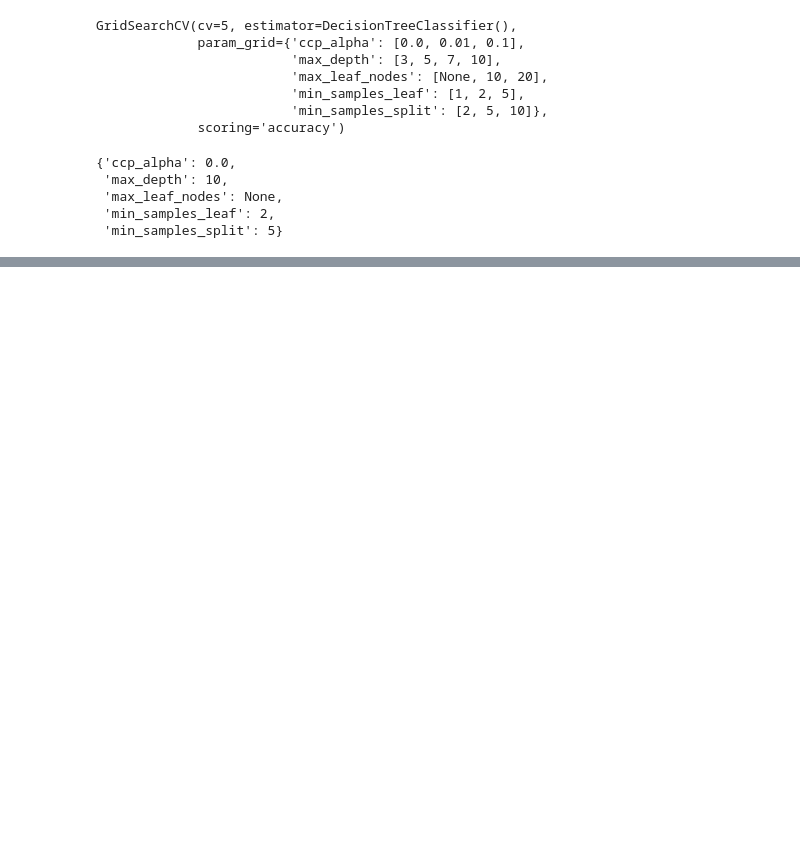
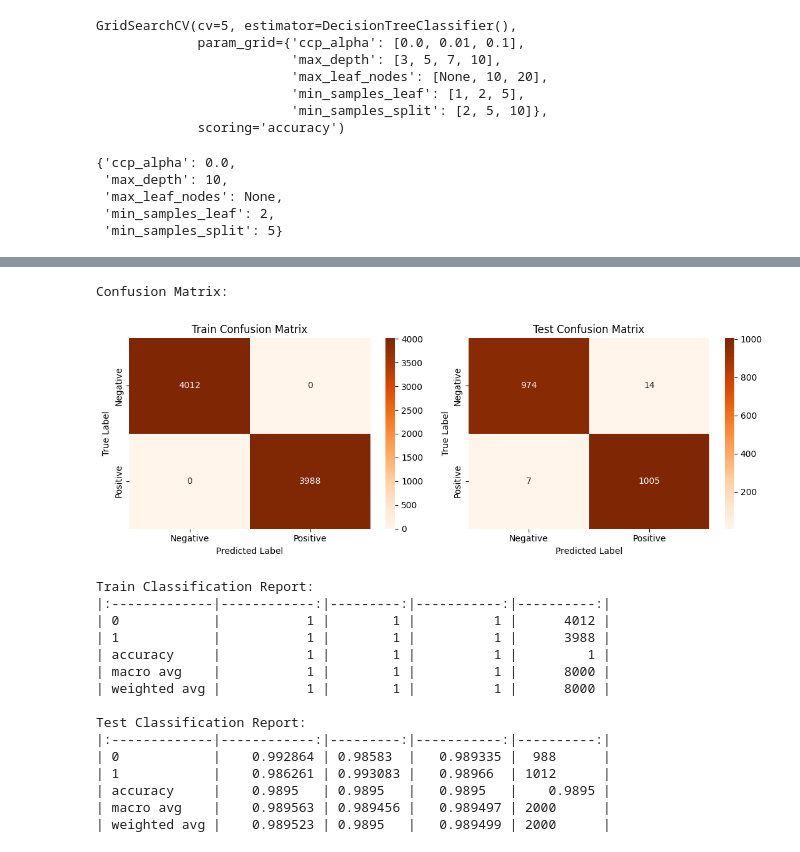
Before and after one commit to QaziSaim/Phishing-Domain-Detection, a Jupyter notebook: notebook/ModelBuilding.ipynb, the cells around one changed output, grey strips where cells are left out. Drawn from its saved outputs; the diff is of its cells as text; code cells hidden in the pictures; blank space fills up the shorter version.

```diff
--- a/notebook/ModelBuilding.ipynb
+++ b/notebook/ModelBuilding.ipynb
@@ -208,0 +204,4 @@ pca.fit()
+# %%
+svc=SVC()
+# %%
+svc.fit(X_train,y_train)
@@ -208,0 +323,2 @@ pca.fit()
+# %%
+xgb_model = xgb.XGBClassifier()
@@ -208,0 +327,20 @@ pca.fit()
+# %%
+xgb_score = evaluate_model(xgb_model, X_train, X_test, y_train, y_test)
+# %% [output]
+Confusion Matrix:
+[figure, added]
+Train Classification Report:
+|:-------------|------------:|---------:|-----------:|----------:|
+| 0            |           1 |        1 |          1 |      4012 |
+| 1            |           1 |        1 |          1 |      3988 |
+| accuracy     |           1 |        1 |          1 |         1 |
+| macro avg    |           1 |        1 |          1 |      8000 |
+| weighted avg |           1 |        1 |          1 |      8000 |
+
+Test Classification Report:
+|:-------------|------------:|---------:|-----------:|----------:|
+| 0            |    0.992864 | 0.98583  |   0.989335 |  988      |
+| 1            |    0.986261 | 0.993083 |   0.98966  | 1012      |
+| accuracy     |    0.9895   | 0.9895   |   0.9895   |    0.9895 |
+| macro avg    |    0.989563 | 0.989456 |   0.989497 | 2000      |
+| weighted avg |    0.989523 | 0.9895   |   0.989499 | 2000      |
```
Also changed, not shown: parts of 21 cells of this notebook, 1 other file.
